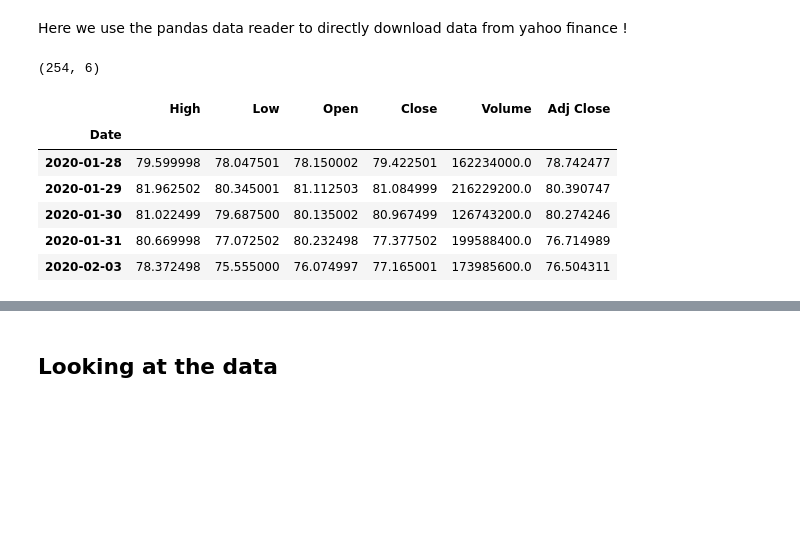
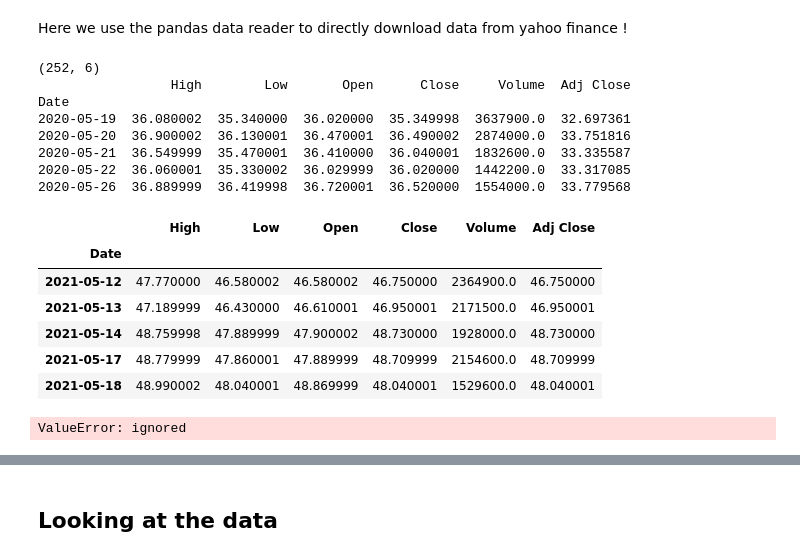
Before and after one commit to L4ncelot1024/Learn_Deep_Learning_Le_Wagon, a Jupyter notebook: Day3/LiveCode_Financial_Data.ipynb, the cells around one changed output, grey strips where cells are left out. Saved outputs shown, nothing was run; the diff lists cells and outputs as text; code cells hidden in the pictures; blank space fills up the shorter version.

```diff
--- a/Day3/LiveCode_Financial_Data.ipynb
+++ b/Day3/LiveCode_Financial_Data.ipynb
@@ -37,15 +37,45 @@ for stock in tech_list:
 # %%
 print(AAPL.shape)
-AAPL.head()
+print(TOT.head())
+TOT.tail()
 # %% [output]
-(254, 6)
+(252, 6)
+                 High        Low       Open      Close     Volume  Adj Close
+Date
+2020-05-19  36.080002  35.340000  36.020000  35.349998  3637900.0  32.697361
+2020-05-20  36.900002  36.130001  36.470001  36.490002  2874000.0  33.751816
+2020-05-21  36.549999  35.470001  36.410000  36.040001  1832600.0  33.335587
+2020-05-22  36.060001  35.330002  36.029999  36.020000  1442200.0  33.317085
+2020-05-26  36.889999  36.419998  36.720001  36.520000  1554000.0  33.779568
 |  | High | Low | Open | Close | Volume | Adj Close |
 | Date |  |  |  |  |  |  |
-| 2020-01-28 | 79.599998 | 78.047501 | 78.150002 | 79.422501 | 162234000.0 | 78.742477 |
-| 2020-01-29 | 81.962502 | 80.345001 | 81.112503 | 81.084999 | 216229200.0 | 80.390747 |
-| 2020-01-30 | 81.022499 | 79.687500 | 80.135002 | 80.967499 | 126743200.0 | 80.274246 |
-| 2020-01-31 | 80.669998 | 77.072502 | 80.232498 | 77.377502 | 199588400.0 | 76.714989 |
-| 2020-02-03 | 78.372498 | 75.555000 | 76.074997 | 77.165001 | 173985600.0 | 76.504311 |
+| 2021-05-12 | 47.770000 | 46.580002 | 46.580002 | 46.750000 | 2364900.0 | 46.750000 |
+| 2021-05-13 | 47.189999 | 46.430000 | 46.610001 | 46.950001 | 2171500.0 | 46.950001 |
+| 2021-05-14 | 48.759998 | 47.889999 | 47.900002 | 48.730000 | 1928000.0 | 48.730000 |
+| 2021-05-17 | 48.779999 | 47.860001 | 47.889999 | 48.709999 | 2154600.0 | 48.709999 |
+| 2021-05-18 | 48.990002 | 48.040001 | 48.869999 | 48.040001 | 1529600.0 | 48.040001 |
+# %%
+#marche pas a revoir
+
+def get_symbol(symbol):
+    url = "http://d.yimg.com/autoc.finance.yahoo.com/autoc?query={}&region=1&lang=en".format(symbol)
+
+    result = requests.get(url).json()
+
+    for x in result['ResultSet']['Result']:
+        if x['symbol'] == symbol:
+            return x['name']
+
+#company_list = [globals()[val] for val in tech_list]
+company_name = [get_symbol(comp) for comp in tech_list]
+
+for company, ticker in zip(company_name, tech_list):
+    globals()[ticker]["company_name"] = company_name
+
+df = pd.concat(tech_list, axis=0)
+df.tail(10)
+# %% [output]
+ValueError: ignored
 # %%
 company_list = [globals()[val] for val in tech_list]
 #company_name = ["APPLE", "GOOGLE", "MICROSOFT", "AMAZON"]
```
Also changed, not shown: parts of 26 cells of this notebook.
